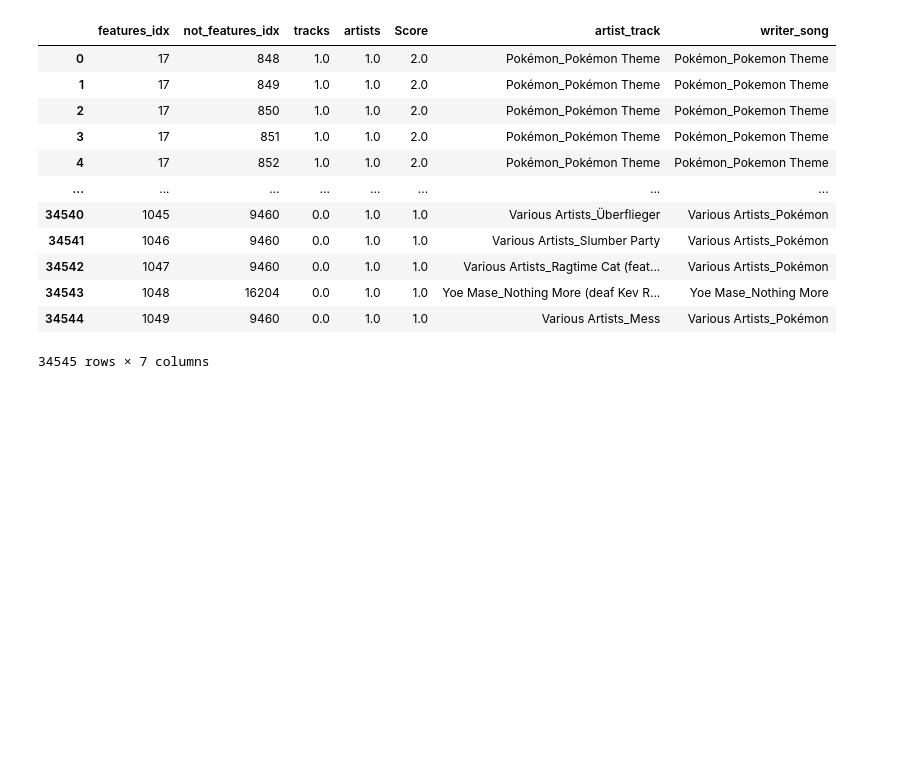
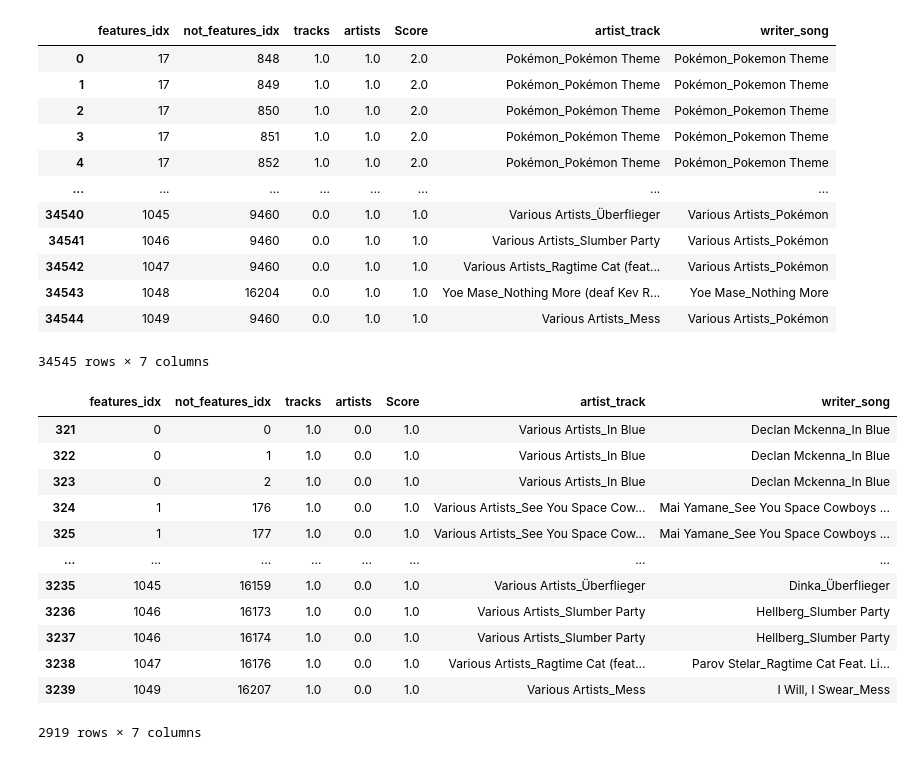
Before and after one commit to SidSaxena/music-analysis, a Jupyter notebook: Data Matching/data-matching.ipynb, the cells around one changed output. Saved outputs shown, nothing was run; the diff lists cells and outputs as text; code cells hidden in the pictures; blank space fills up the shorter version.

```diff
--- a/Data Matching/data-matching.ipynb
+++ b/Data Matching/data-matching.ipynb
@@ -243,0 +232,16 @@ with open("Features Not Features Index Pairs.csv", "w", newline="") as f:
+# %%
+merged[(merged['Score'] > 0) & (merged['artists'] == 0)]
+# %% [output]
+|  | features_idx | not_features_idx | tracks | artists | Score | artist_track | writer_song |
+| 321 | 0 | 0 | 1.0 | 0.0 | 1.0 | Various Artists_In Blue | Declan Mckenna_In Blue |
+| 322 | 0 | 1 | 1.0 | 0.0 | 1.0 | Various Artists_In Blue | Declan Mckenna_In Blue |
+| 323 | 0 | 2 | 1.0 | 0.0 | 1.0 | Various Artists_In Blue | Declan Mckenna_In Blue |
+| 324 | 1 | 176 | 1.0 | 0.0 | 1.0 | Various Artists_See You Space Cow... | Mai Yamane_See You Space Cowboys ... |
+| 325 | 1 | 177 | 1.0 | 0.0 | 1.0 | Various Artists_See You Space Cow... | Mai Yamane_See You Space Cowboys ... |
+| ... | ... | ... | ... | ... | ... | ... | ... |
+| 3235 | 1045 | 16159 | 1.0 | 0.0 | 1.0 | Various Artists_Überflieger | Dinka_Überflieger |
+| 3236 | 1046 | 16173 | 1.0 | 0.0 | 1.0 | Various Artists_Slumber Party | Hellberg_Slumber Party |
+| 3237 | 1046 | 16174 | 1.0 | 0.0 | 1.0 | Various Artists_Slumber Party | Hellberg_Slumber Party |
+| 3238 | 1047 | 16176 | 1.0 | 0.0 | 1.0 | Various Artists_Ragtime Cat (feat... | Parov Stelar_Ragtime Cat Feat. Li... |
+| 3239 | 1049 | 16207 | 1.0 | 0.0 | 1.0 | Various Artists_Mess | I Will, I Swear_Mess |
+2919 rows × 7 columns
```
Also changed, not shown: parts of 5 cells of this notebook, 2 other files.
